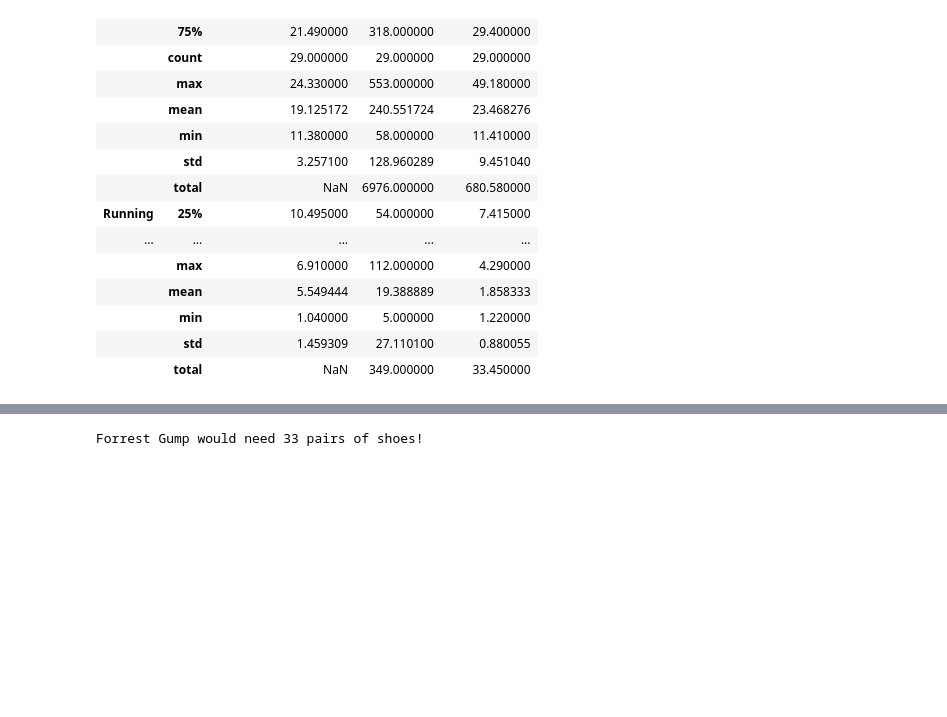
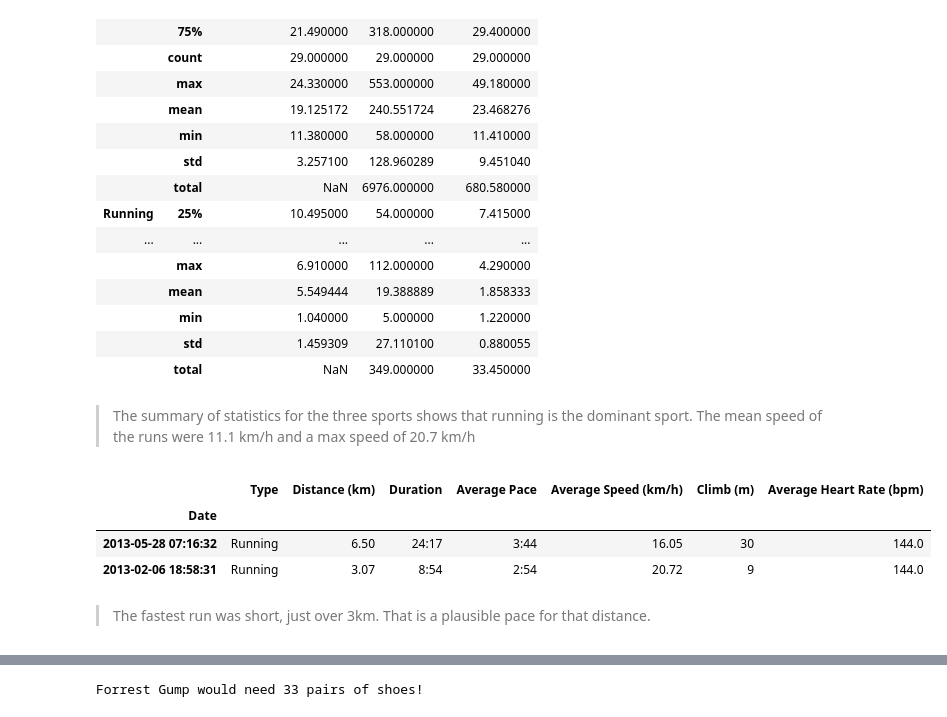
Before and after one commit to kevinbrnett/Analyzing-Runkeeper-App-Data, a Jupyter notebook: Analyzing Runkeeper App Data.ipynb, the cells around one changed output, grey strips where cells are left out. Drawn from its saved outputs; the diff is of its cells as text; code cells hidden in the pictures; blank space fills up the shorter version.

```diff
--- a/Analyzing Runkeeper App Data.ipynb
+++ b/Analyzing Runkeeper App Data.ipynb
@@ -381,6 +388,19 @@ Summary statistics for different training types:
 |  | min | 1.040000 | 5.000000 | 1.220000 |
 |  | std | 1.459309 | 27.110100 | 0.880055 |
 |  | total | NaN | 349.000000 | 33.450000 |
+# %% [markdown]
+> The summary of statistics for the three sports shows that running is the dominant sport. The mean speed of the runs were 11.1 km/h and a max speed of 20.7 km/h
+# %%
+# Investigating runs with high average speeds
+df_run_max = df_run.loc[df_run['Average Speed (km/h)'] > 15]
+df_run_max
+# %% [output]
+|  | Type | Distance (km) | Duration | Average Pace | Average Speed (km/h) | Climb (m) | Average Heart Rate (bpm) |
+| Date |  |  |  |  |  |  |  |
+| 2013-05-28 07:16:32 | Running | 6.50 | 24:17 | 3:44 | 16.05 | 30 | 144.0 |
+| 2013-02-06 18:58:31 | Running | 3.07 | 8:54 | 2:54 | 20.72 | 9 | 144.0 |
+# %% [markdown]
+> The fastest run was short, just over 3km. That is a plausible pace for that distance.
 # %% [markdown]
 ## 11. Fun facts
 <p>To wrap up, let’s pick some fun facts out of the summary tables and solve the last exercise.</p>
```
Also changed, not shown: parts of 4 cells of this notebook.
